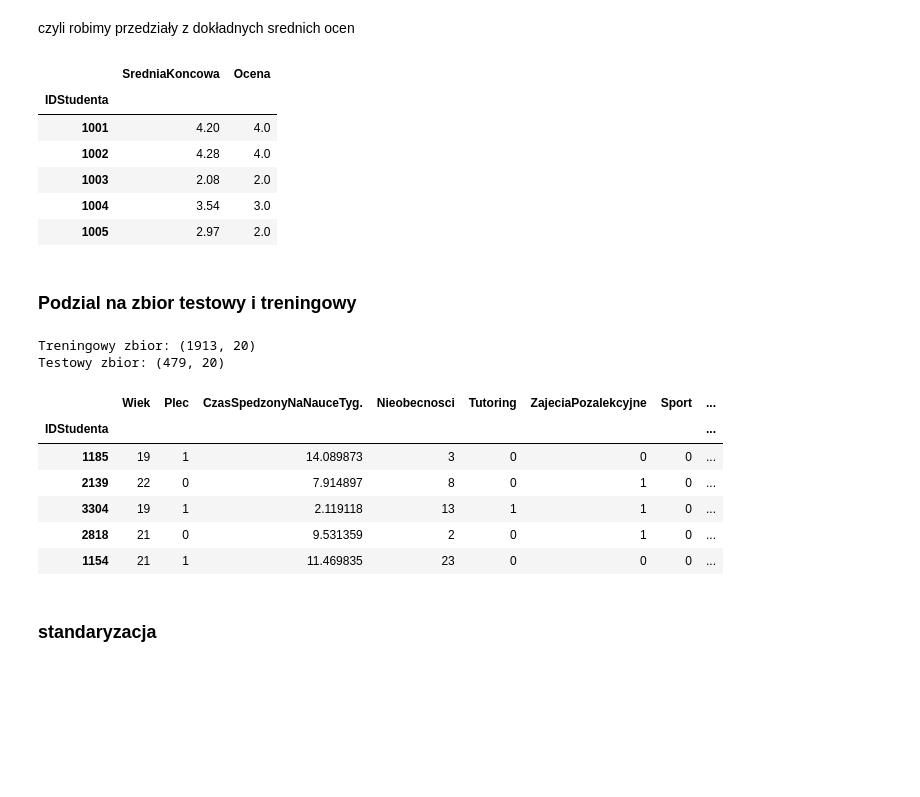
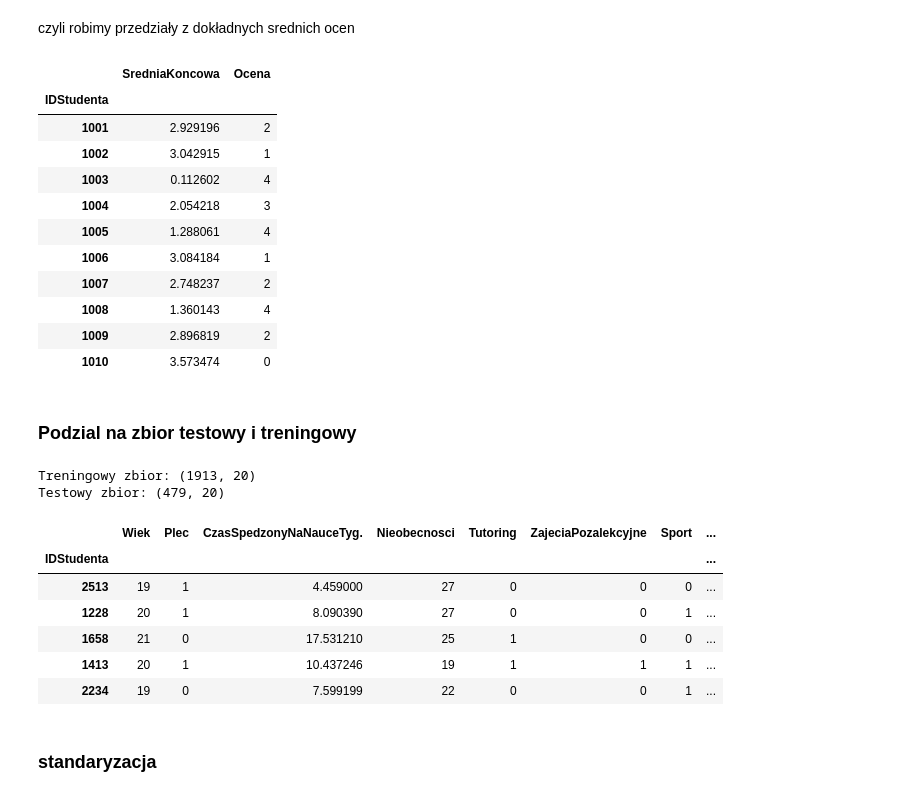
Before and after one commit to Polinez/MLClassProject, a Jupyter notebook: sample.ipynb, the cells around one changed output. Drawn from its saved outputs; the diff is of its cells as text; code cells hidden in the pictures; blank space fills up the shorter version.

```diff
--- a/sample.ipynb
+++ b/sample.ipynb
@@ -24,7 +24,9 @@ from sklearn.linear_model import LogisticRegression
 # %% [markdown]
 # Eksploracja danych
 # %%
-data = pd.read_csv('data/Student_performance_data.csv', index_col='IDStudenta', names=["IDStudenta", "Wiek", "Plec", "Pochodzenie", "WyksztalcenieRodzica", "CzasSpedzonyNaNauceTyg.", "Nieobecnosci", "Tutoring", "WsparcieRodzicow", "ZajeciaPozalekcyjne", "Sport", "Muzyka", "Wolontariat", "SredniaKoncowa"], header=0)
+data = pd.read_csv('data/Student_performance_data_edited.csv', index_col='IDStudenta', names=["IDStudenta", "Wiek", "Plec", "Pochodzenie", "WyksztalcenieRodzica", "CzasSpedzonyNaNauceTyg.", "Nieobecnosci", "Tutoring", "WsparcieRodzicow", "ZajeciaPozalekcyjne", "Sport", "Muzyka", "Wolontariat", "SredniaKoncowa"], header=0)
+
+#data = pd.read_csv('data/data.csv',index_col="IDStudenta",names=["IDStudenta","Wiek", "Plec", "Pochodzenie", "WyksztalcenieRodzica", "CzasSpedzonyNaNauceTyg.", "Nieobecnosci", "Tutoring", "WsparcieRodzicow", "ZajeciaPozalekcyjne", "Sport", "Muzyka", "Wolontariat", "SredniaKoncowa","Ocena"],header=0)
 
 print("Mamy", data.shape[0], "wierszy i", data.shape[1], "kolumn")
 data.head()
@@ -224,33 +226,53 @@ ValueError: Unknown label type: continuous. Maybe you are trying to fit a classi
 # %% [markdown]
 czyli robimy przedziały z dokładnych srednich ocen
 # %%
+# def licz_ocene(srednia):
+#     procent = (srednia - 2.0) / 3.0 * 100
+#
+#     if procent < 50:
+#         ocena = 2.0
+#     elif procent < 60:
+#         ocena = 3.0
+#     elif procent < 70:
+#         ocena = 3.5
+#     elif procent < 80:
+#         ocena = 4.0
+#     elif procent < 90:
+#         ocena = 4.5
+#     else:
+#         ocena = 5.0
+#     return ocena
+#
+# data['Ocena'] = data['SredniaKoncowa'].apply(licz_ocene)
+# data[['SredniaKoncowa', 'Ocena']].head()
+
 def licz_ocene(srednia):
-    procent = (srednia - 2.0) / 3.0 * 100
-
-    if procent < 50:
-        ocena = 2.0
-    elif procent < 60:
-        ocena = 3.0
-    elif procent < 70:
-        ocena = 3.5
-    elif procent < 80:
-        ocena = 4.0
-    elif procent < 90:
-        ocena = 4.5
+    if srednia >= 3.5:
+        return 0  # A
+    elif srednia >= 3.0:
+        return 1  # B
+    elif srednia >= 2.5:
+        return 2  # C
+    elif srednia >= 2.0:
+        return 3  # D
     else:
-        ocena = 5.0
-    return ocena
+        return 4  # F
 
 data['Ocena'] = data['SredniaKoncowa'].apply(licz_ocene)
-data[['SredniaKoncowa', 'Ocena']].head()
+data[['SredniaKoncowa', 'Ocena']].head(10)
 # %% [output]
 |  | SredniaKoncowa | Ocena |
 | IDStudenta |  |  |
-| 1001 | 4.20 | 4.0 |
-| 1002 | 4.28 | 4.0 |
-| 1003 | 2.08 | 2.0 |
-| 1004 | 3.54 | 3.0 |
-| 1005 | 2.97 | 2.0 |
+| 1001 | 2.929196 | 2 |
+| 1002 | 3.042915 | 1 |
+| 1003 | 0.112602 | 4 |
+| 1004 | 2.054218 | 3 |
+| 1005 | 1.288061 | 4 |
+| 1006 | 3.084184 | 1 |
+| 1007 | 2.748237 | 2 |
+| 1008 | 1.360143 | 4 |
+| 1009 | 2.896819 | 2 |
+| 1010 | 3.573474 | 0 |
 # %% [markdown]
 ### Podzial na zbior testowy i treningowy
 # %%
@@ -269,11 +291,11 @@ Treningowy zbior: (1913, 20)
 Testowy zbior: (479, 20)
 |  | Wiek | Plec | CzasSpedzonyNaNauceTyg. | Nieobecnosci | Tutoring | ZajeciaPozalekcyjne | Sport | ... |
 | IDStudenta |  |  |  |  |  |  |  | ... |
-| 1185 | 19 | 1 | 14.089873 | 3 | 0 | 0 | 0 | ... |
-| 2139 | 22 | 0 | 7.914897 | 8 | 0 | 1 | 0 | ... |
-| 3304 | 19 | 1 | 2.119118 | 13 | 1 | 1 | 0 | ... |
-| 2818 | 21 | 0 | 9.531359 | 2 | 0 | 1 | 0 | ... |
-| 1154 | 21 | 1 | 11.469835 | 23 | 0 | 0 | 0 | ... |
+| 2513 | 19 | 1 | 4.459000 | 27 | 0 | 0 | 0 | ... |
+| 1228 | 20 | 1 | 8.090390 | 27 | 0 | 0 | 1 | ... |
+| 1658 | 21 | 0 | 17.531210 | 25 | 1 | 0 | 0 | ... |
+| 1413 | 20 | 1 | 10.437246 | 19 | 1 | 1 | 1 | ... |
+| 2234 | 19 | 0 | 7.599199 | 22 | 0 | 0 | 1 | ... |
 # %% [markdown]
 ### standaryzacja
 # %%
```
Also changed, not shown: parts of 5 cells of this notebook, 2 other files.
